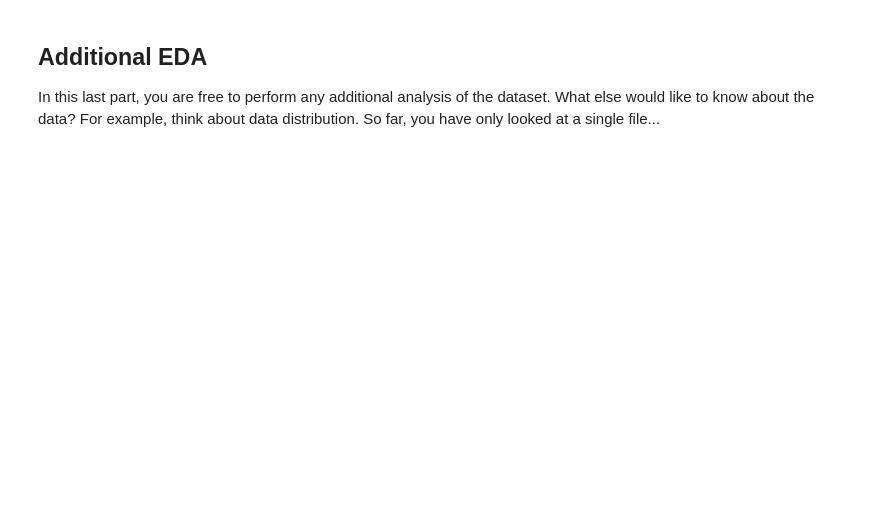
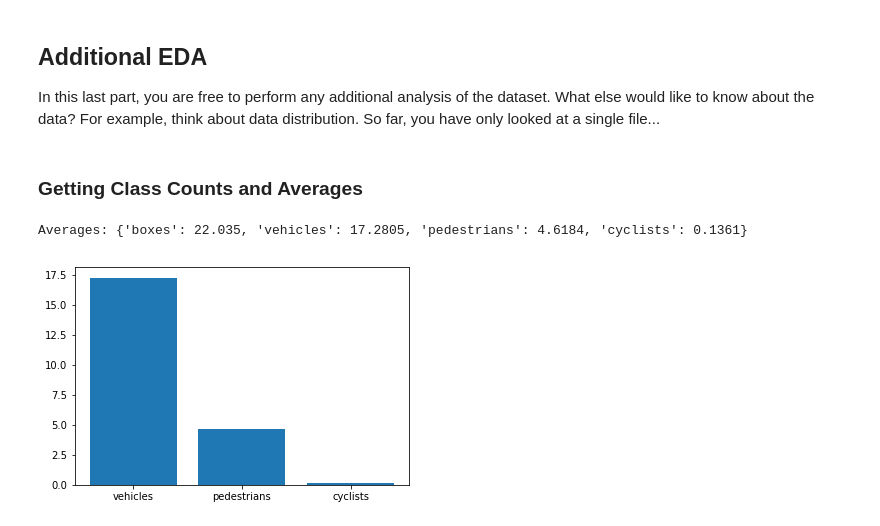
Before and after one commit to danbrick92/objectDetectionUrbanEnvironment, a Jupyter notebook: Exploratory Data Analysis.ipynb, the cells around one changed output. Drawn from its saved outputs; the diff is of its cells as text; code cells hidden in the pictures; blank space fills up the shorter version.

```diff
--- a/Exploratory Data Analysis.ipynb
+++ b/Exploratory Data Analysis.ipynb
@@ -13,5 +14,5 @@ import matplotlib.patches as patches
 # %%
 #fname = "segment-1005081002024129653_5313_150_5333_150_with_camera_labels.tfrecord"
 fname="*"
-dataset = get_dataset("/home/workspace/data/waymo/training_and_validation/{}".format(fname))
+dataset = get_dataset("/app/project/data/waymo/train/{}".format(fname))
 # %% [output]
@@ -101,3 +112,59 @@ display_instances(batch)
 
 In this last part, you are free to perform any additional analysis of the dataset. What else would like to know about the data?
 For example, think about data distribution. So far, you have only looked at a single file...
+# %% [markdown]
+### Getting Class Counts and Averages
+# %%
+def get_class_counts(batch):
+    """
+    Given a batch of images, calculates number of boxes for each class
+    """
+    # Counts
+    counts = {
+        "boxes" : 0,
+        "vehicles" : 0,
+        "pedestrians" : 0,
+        "cyclists" : 0
+    }
+    # Iterate
+    for item in batch:
+        # Add bboxes
+        bboxes = item['groundtruth_boxes']
+        counts['boxes'] += bboxes.shape[0]
+        # Get unique classes
+        classes = item['groundtruth_classes']
+        counts['vehicles'] += (np.count_nonzero(classes == 1))
+        counts['pedestrians'] += (np.count_nonzero(classes == 2))
+        counts['cyclists'] += (np.count_nonzero(classes == 4))
+    return counts
+
+def get_class_averages(batch, plot=True):
+    """
+    Given a batch of iamges, gets the average number of boxes per image
+    """
+    counts = get_class_counts(batch)
+    # Check class distribution
+    counts_average = {
+        "boxes" : counts['boxes']/NUM_IMAGES,
+        "vehicles" : counts['vehicles']/NUM_IMAGES,
+        "pedestrians" : counts['pedestrians']/NUM_IMAGES,
+        "cyclists" : counts['cyclists']/NUM_IMAGES
+    }
+    print("Averages: {}".format(counts_average))
+    # Plot
+    if plot:
+        avg_classes = list(counts_average.keys())[1:]
+        avg_counts  = list(counts_average.values())[1:]
+        plt.bar(avg_classes, avg_counts)
+        plt.show()
+
+# Determine number of classes for each image
+NUM_IMAGES = 10000
+shuffled = dataset.shuffle(buffer_size=NUM_IMAGES)
+# Grab some images
+batch = dataset.take(NUM_IMAGES)
+# Calculations
+get_class_averages(batch, plot=True)
+# %% [output]
+Averages: {'boxes': 22.035, 'vehicles': 17.2805, 'pedestrians': 4.6184, 'cyclists': 0.1361}
+[figure, added]
```
Also changed, not shown: parts of 4 cells of this notebook, 3 other files.
